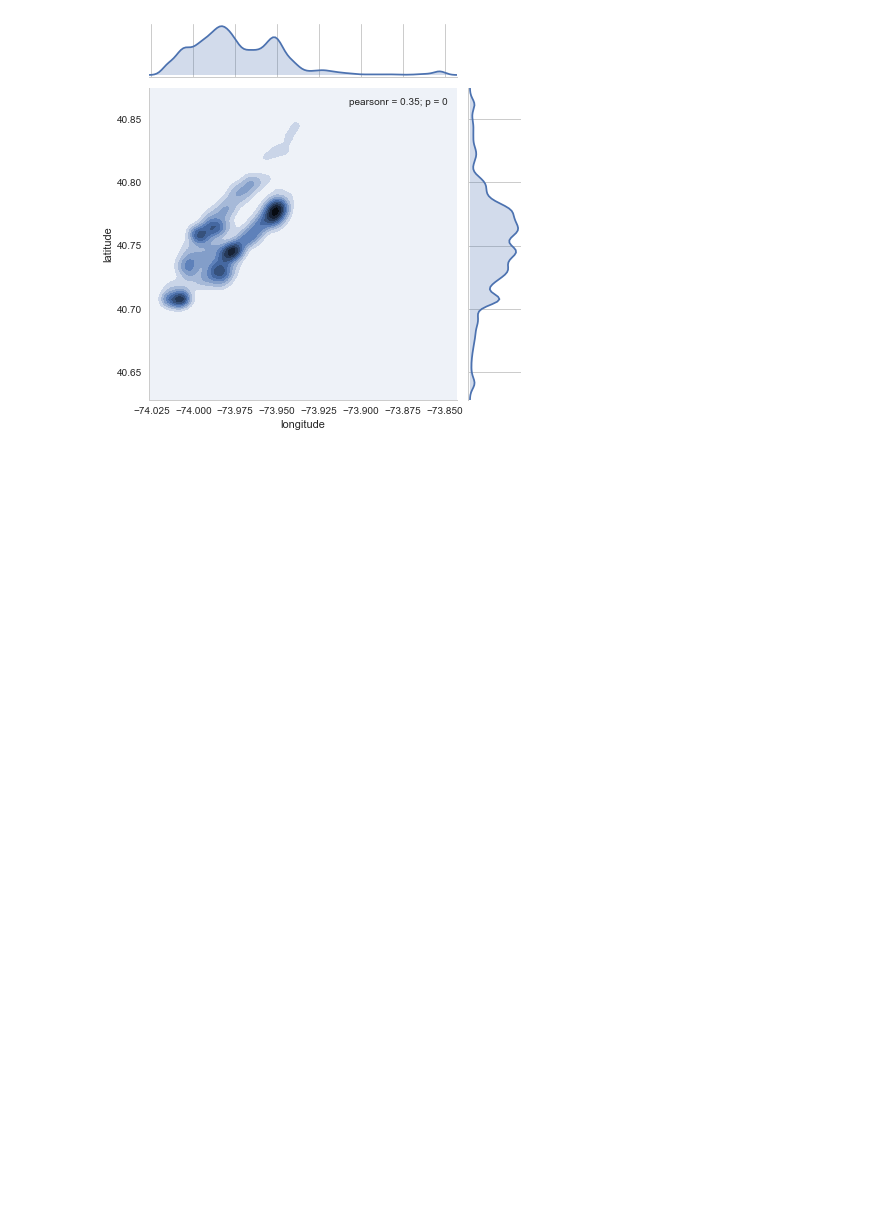
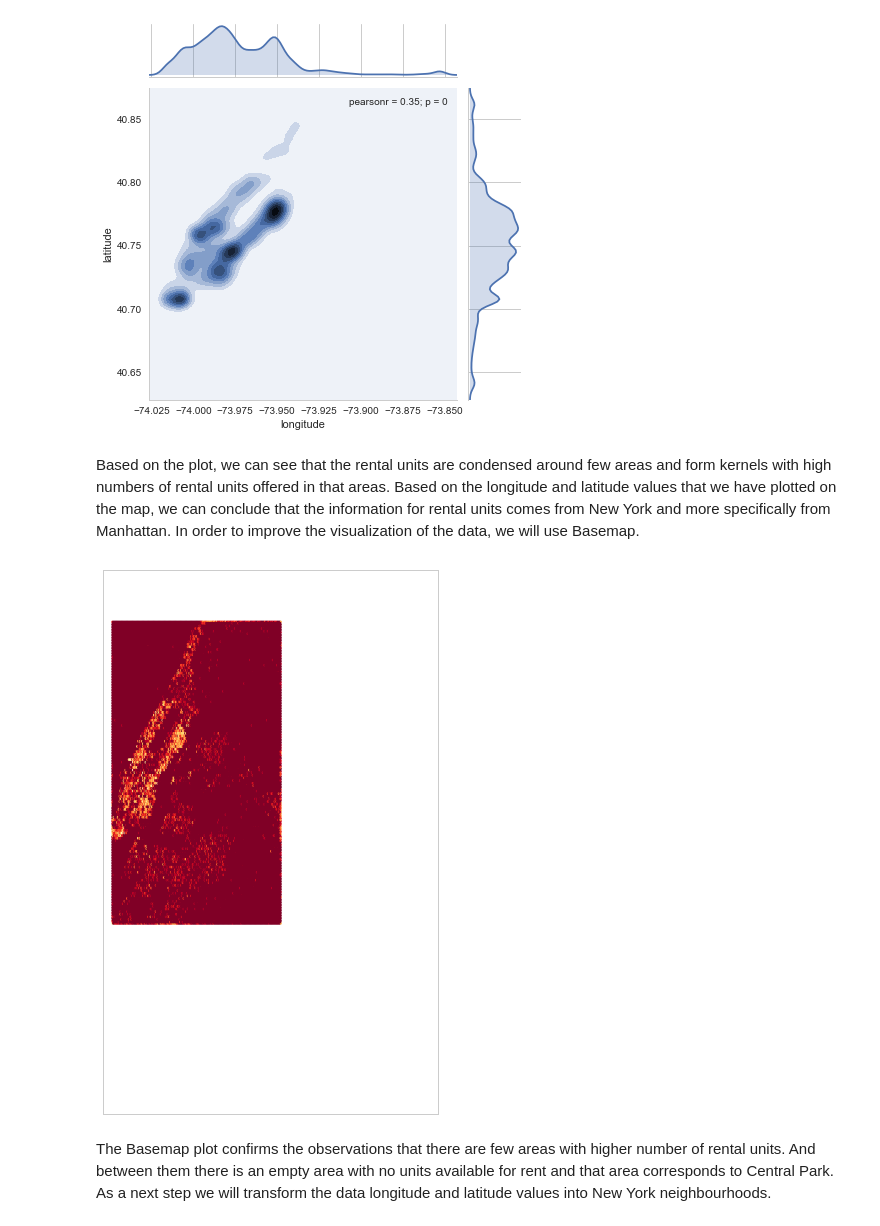
Before and after one commit to LennyVis/Classification-rent, a Jupyter notebook: predictive analytics data exploration.ipynb, the cells around one changed output. Drawn from its saved outputs; the diff is of its cells as text; code cells hidden in the pictures; blank space fills up the shorter version.

```diff
--- a/predictive analytics data exploration.ipynb
+++ b/predictive analytics data exploration.ipynb
@@ -93,3 +93,23 @@ sns.jointplot(x="longitude", y="latitude", data=train_df, kind="kde");
 sns.plt.show()
 # %% [output]
 [figure]
+# %% [markdown]
+Based on the plot, we can see that the rental units are condensed around few areas and form kernels with high numbers of rental units offered in that areas. Based on the longitude and latitude values that we have plotted on the map, we can conclude that the information for rental units comes from New York and more specifically from Manhattan. In order to improve the visualization of the data, we will use Basemap.
+# %%
+
+from mpl_toolkits.basemap import Basemap
+from matplotlib import cm
+
+fig = plt.figure(figsize=(15,10))
+ax = fig.add_subplot(111)
+m = Basemap(projection='merc', llcrnrlat=south, urcrnrlat=north,
+            llcrnrlon=west, urcrnrlon=east, lat_ts=south, resolution='h')
+x, y = m(train_df['longitude'].values, train_df['latitude'].values)
+m.hexbin(x, y, gridsize=200,
+         bins='log', cmap=cm.YlOrRd_r);
+
+plt.show()
+# %% [output]
+[figure, added]
+# %% [markdown]
+The Basemap plot confirms the observations that there are few areas with higher number of rental units. And between them there is an empty area with no units available for rent and that area corresponds to Central Park. As a next step we will transform the data longitude and latitude values into New York neighbourhoods.
```
